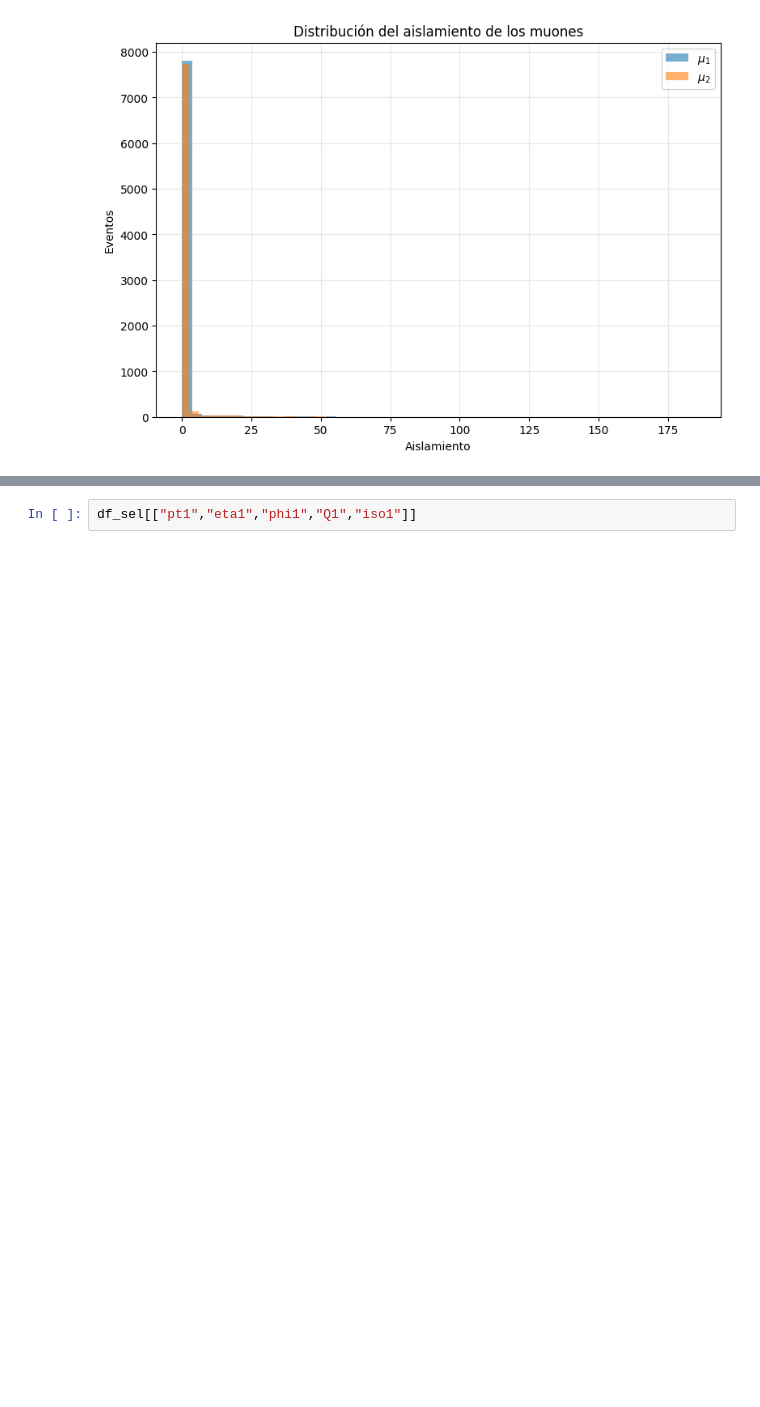
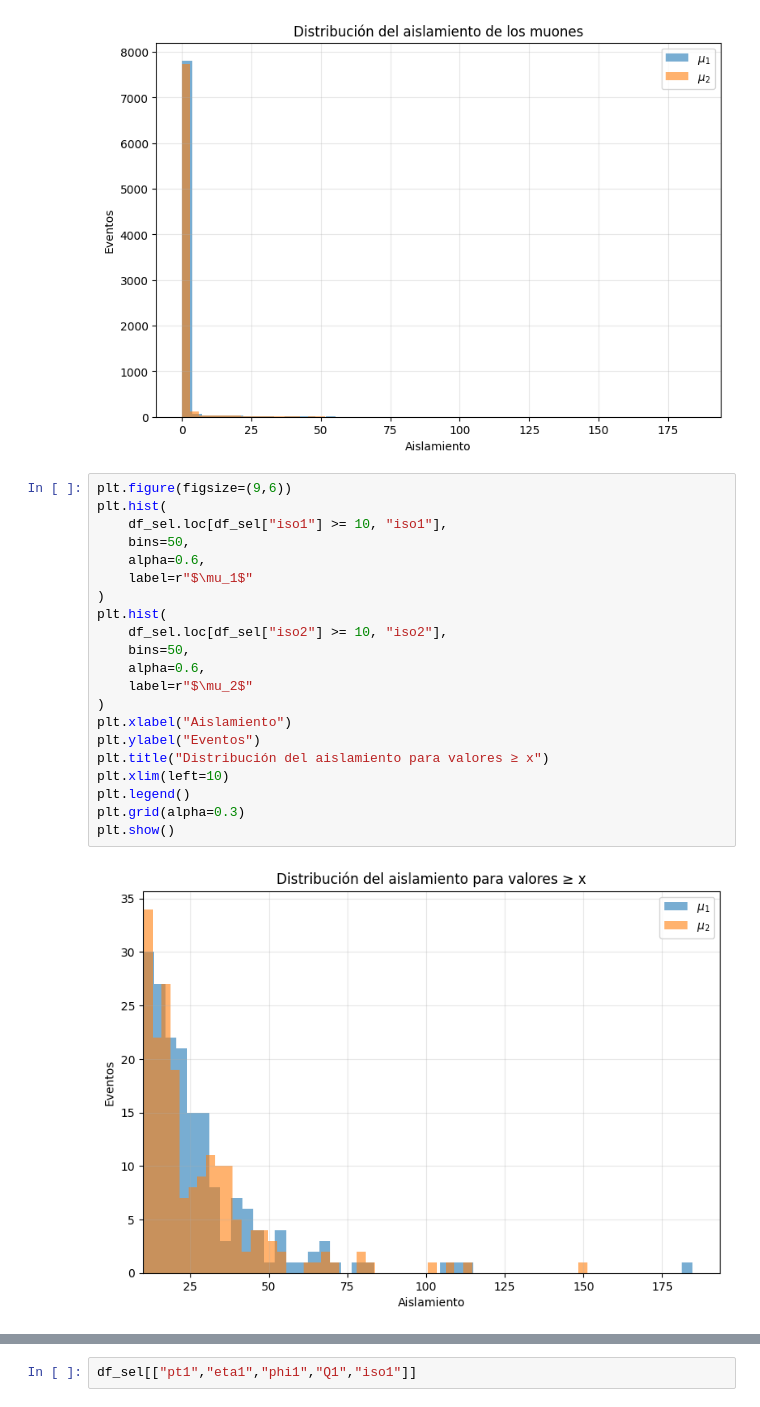
Before and after one commit to YatzyOmg/Particle-Physics, a Jupyter notebook: Reconstrucción_de_la_masa_invariante_de_un_par_de_muones.ipynb, the cells around one changed output, grey strips where cells are left out. Drawn from its saved outputs; the diff is of its cells as text; blank space fills up the shorter version.

```diff
--- a/Reconstrucción_de_la_masa_invariante_de_un_par_de_muones.ipynb
+++ b/Reconstrucción_de_la_masa_invariante_de_un_par_de_muones.ipynb
@@ -269,3 +290,26 @@ plt.grid(alpha=0.3)
 plt.show()
 # %% [output]
 [figure]
+# %%
+plt.figure(figsize=(9,6))
+plt.hist(
+    df_sel.loc[df_sel["iso1"] >= 10, "iso1"],
+    bins=50,
+    alpha=0.6,
+    label=r"$\mu_1$"
+)
+plt.hist(
+    df_sel.loc[df_sel["iso2"] >= 10, "iso2"],
+    bins=50,
+    alpha=0.6,
+    label=r"$\mu_2$"
+)
+plt.xlabel("Aislamiento")
+plt.ylabel("Eventos")
+plt.title("Distribución del aislamiento para valores ≥ x")
+plt.xlim(left=10)
+plt.legend()
+plt.grid(alpha=0.3)
+plt.show()
+# %% [output]
+[figure, added]
```
Also changed, not shown: parts of 5 cells of this notebook.
